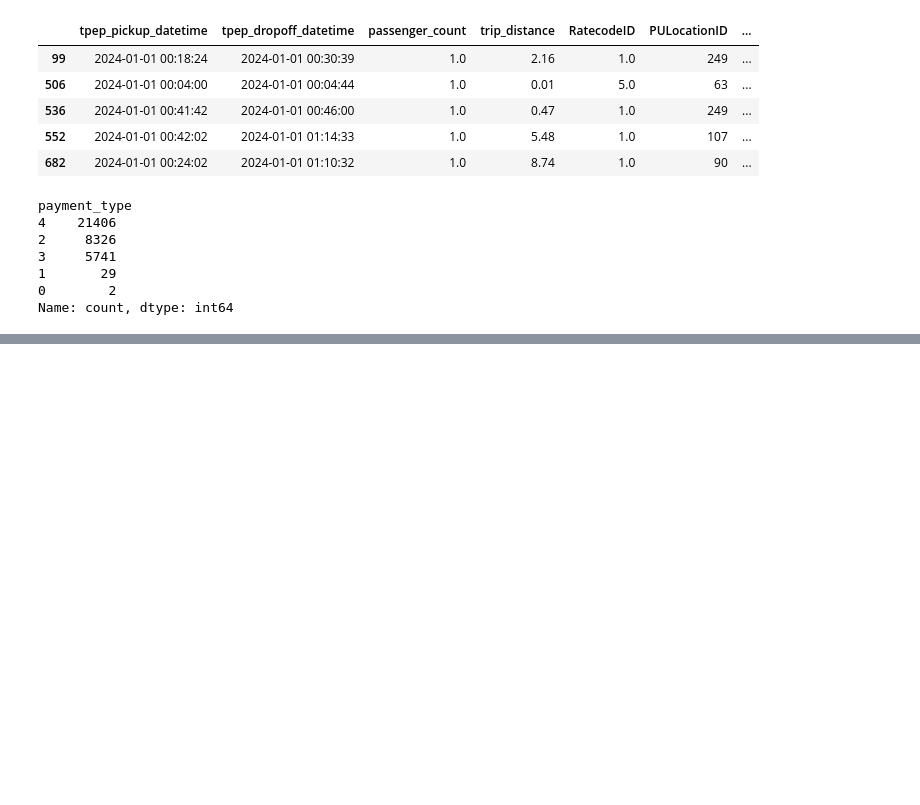
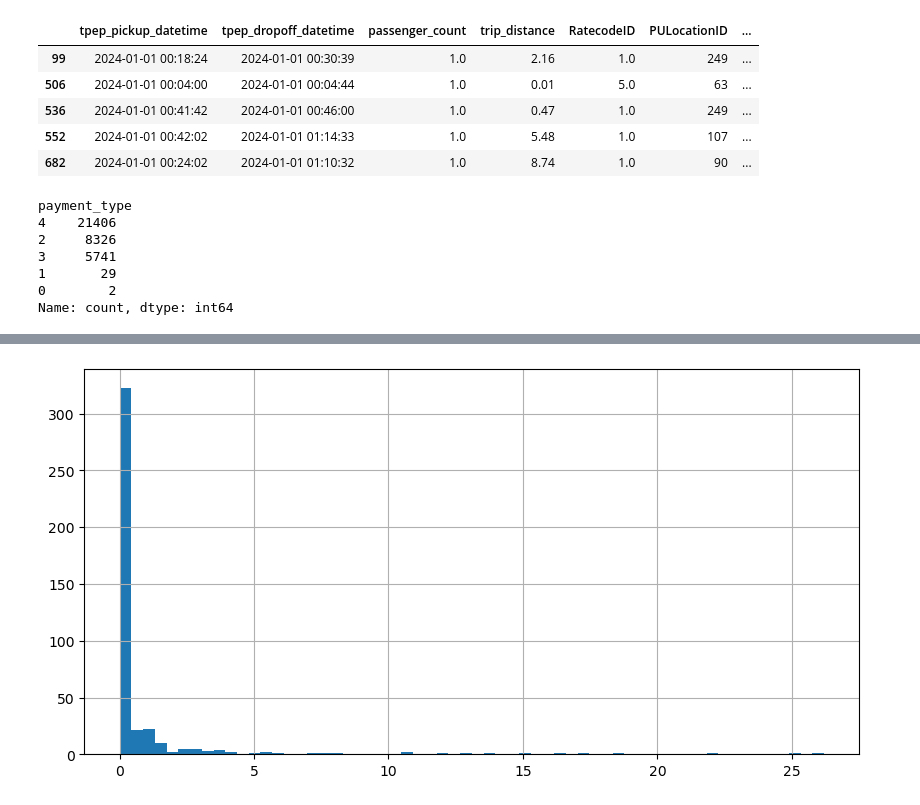
Before and after one commit to albertorsesc/taxi-analysis-ny, a Jupyter notebook: notebook.ipynb, the cells around one changed output, grey strips where cells are left out. Drawn from its saved outputs; the diff is of its cells as text; code cells hidden in the pictures; blank space fills up the shorter version.

```diff
--- a/notebook.ipynb
+++ b/notebook.ipynb
@@ -131,0 +151,6 @@ Name: count, dtype: int64
+# %%
+taxi_subset[taxi_subset['total_amount'] == 0]['trip_distance'].hist(bins=60, figsize=(10,5))
+plt.show()
+plt.close()
+# %% [output]
+[figure, added]
```
Also changed, not shown: parts of 6 cells of this notebook.
